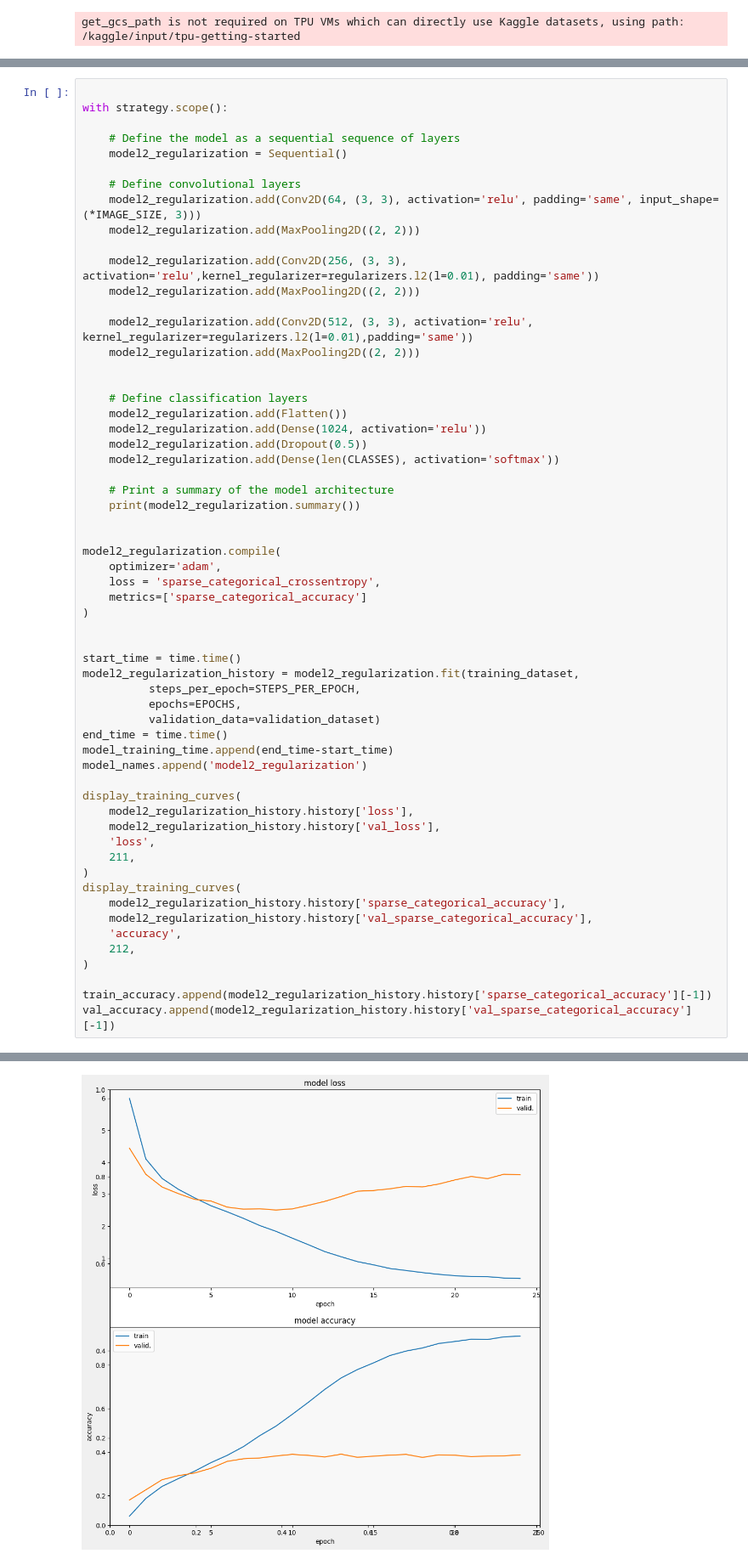
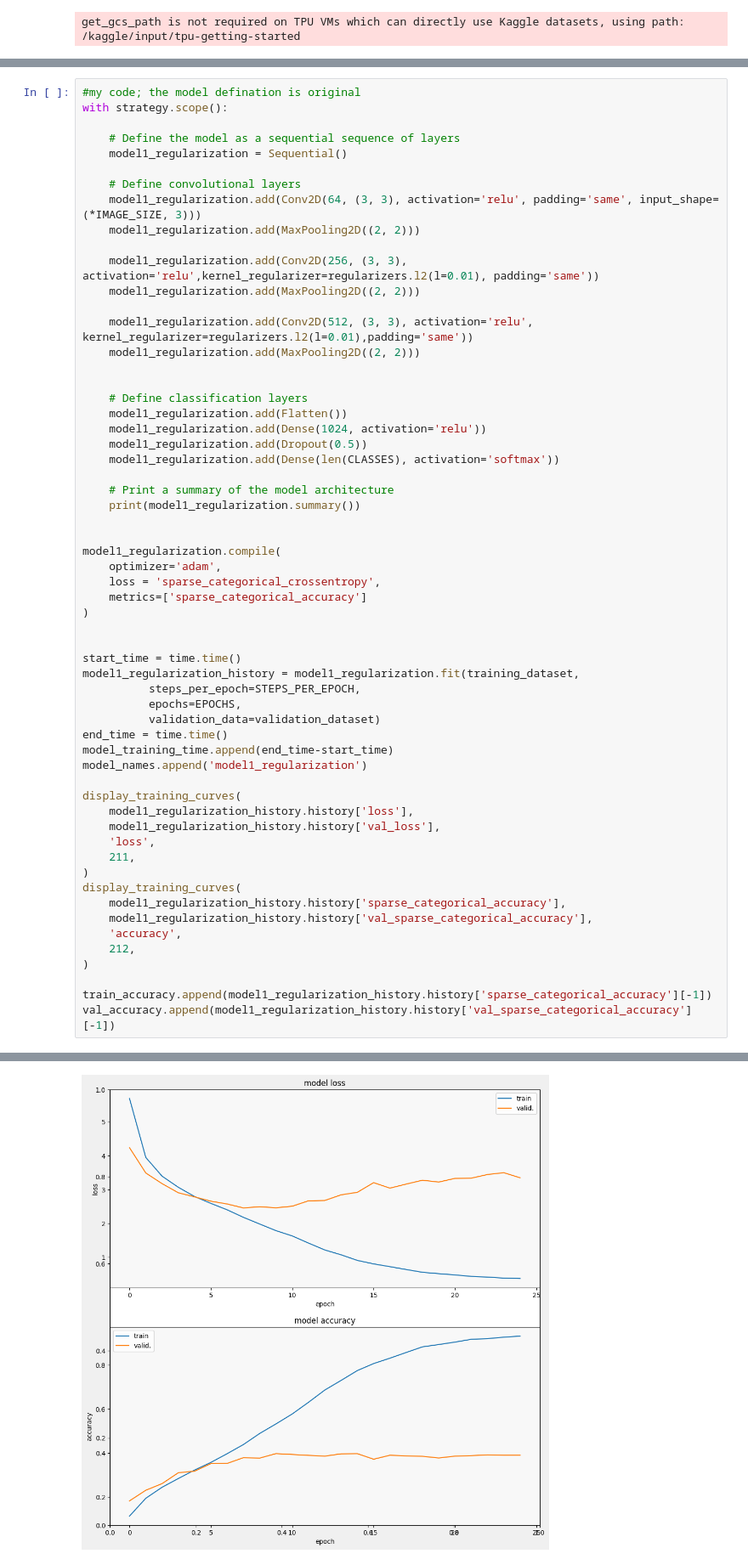
Before and after one commit to Aditri04/tpu-getting-started, a Jupyter notebook: flower-classification-1.ipynb, the cells around one changed output, grey strips where cells are left out. Shown at 85% size. Saved outputs shown, nothing was run; the diff lists cells and outputs as text.

```diff
--- a/flower-classification-1.ipynb
+++ b/flower-classification-1.ipynb
@@ -363,32 +361,32 @@ Overfitting can be resolved using following
 # %%
-
+#my code; the model defination is original
 with strategy.scope():
 
     # Define the model as a sequential sequence of layers
-    model2_regularization = Sequential()
+    model1_regularization = Sequential()
 
     # Define convolutional layers
-    model2_regularization.add(Conv2D(64, (3, 3), activation='relu', padding='same', input_shape=(*IMAGE_SIZE, 3)))
-    model2_regularization.add(MaxPooling2D((2, 2)))
+    model1_regularization.add(Conv2D(64, (3, 3), activation='relu', padding='same', input_shape=(*IMAGE_SIZE, 3)))
+    model1_regularization.add(MaxPooling2D((2, 2)))
 
-    model2_regularization.add(Conv2D(256, (3, 3), activation='relu',kernel_regularizer=regularizers.l2(l=0.01), padding='same'))
-    model2_regularization.add(MaxPooling2D((2, 2)))
+    model1_regularization.add(Conv2D(256, (3, 3), activation='relu',kernel_regularizer=regularizers.l2(l=0.01), padding='same'))
+    model1_regularization.add(MaxPooling2D((2, 2)))
 
-    model2_regularization.add(Conv2D(512, (3, 3), activation='relu', kernel_regularizer=regularizers.l2(l=0.01),padding='same'))
-    model2_regularization.add(MaxPooling2D((2, 2)))
+    model1_regularization.add(Conv2D(512, (3, 3), activation='relu', kernel_regularizer=regularizers.l2(l=0.01),padding='same'))
+    model1_regularization.add(MaxPooling2D((2, 2)))
 
 
     # Define classification layers
-    model2_regularization.add(Flatten())
-    model2_regularization.add(Dense(1024, activation='relu'))
-    model2_regularization.add(Dropout(0.5))
-    model2_regularization.add(Dense(len(CLASSES), activation='softmax'))
+    model1_regularization.add(Flatten())
+    model1_regularization.add(Dense(1024, activation='relu'))
+    model1_regularization.add(Dropout(0.5))
+    model1_regularization.add(Dense(len(CLASSES), activation='softmax'))
 
     # Print a summary of the model architecture
-    print(model2_regularization.summary())
+    print(model1_regularization.summary())
 
 
-model2_regularization.compile(
+model1_regularization.compile(
     optimizer='adam',
     loss = 'sparse_categorical_crossentropy',
     metrics=['sparse_categorical_accuracy']
@@ -396,27 +394,27 @@ model2_regularization.compile(
 
 
 start_time = time.time()
-model2_regularization_history = model2_regularization.fit(training_dataset,
+model1_regularization_history = model1_regularization.fit(training_dataset,
           steps_per_epoch=STEPS_PER_EPOCH,
           epochs=EPOCHS,
           validation_data=validation_dataset)
 end_time = time.time()
 model_training_time.append(end_time-start_time)
-model_names.append('model2_regularization')
+model_names.append('model1_regularization')
 
 display_training_curves(
-    model2_regularization_history.history['loss'],
-    model2_regularization_history.history['val_loss'],
+    model1_regularization_history.history['loss'],
+    model1_regularization_history.history['val_loss'],
     'loss',
     211,
 )
 display_training_curves(
-    model2_regularization_history.history['sparse_categorical_accuracy'],
-    model2_regularization_history.history['val_sparse_categorical_accuracy'],
+    model1_regularization_history.history['sparse_categorical_accuracy'],
+    model1_regularization_history.history['val_sparse_categorical_accuracy'],
     'accuracy',
     212,
 )
 
-train_accuracy.append(model2_regularization_history.history['sparse_categorical_accuracy'][-1])
-val_accuracy.append(model2_regularization_history.history['val_sparse_categorical_accuracy'][-1])
+train_accuracy.append(model1_regularization_history.history['sparse_categorical_accuracy'][-1])
+val_accuracy.append(model1_regularization_history.history['val_sparse_categorical_accuracy'][-1])
 # %% [output]
@@ -458 +456 @@ Epoch 25/25
-[figure, old version]
+[figure, new version]
```
Also changed, not shown: parts of 21 cells of this notebook.
